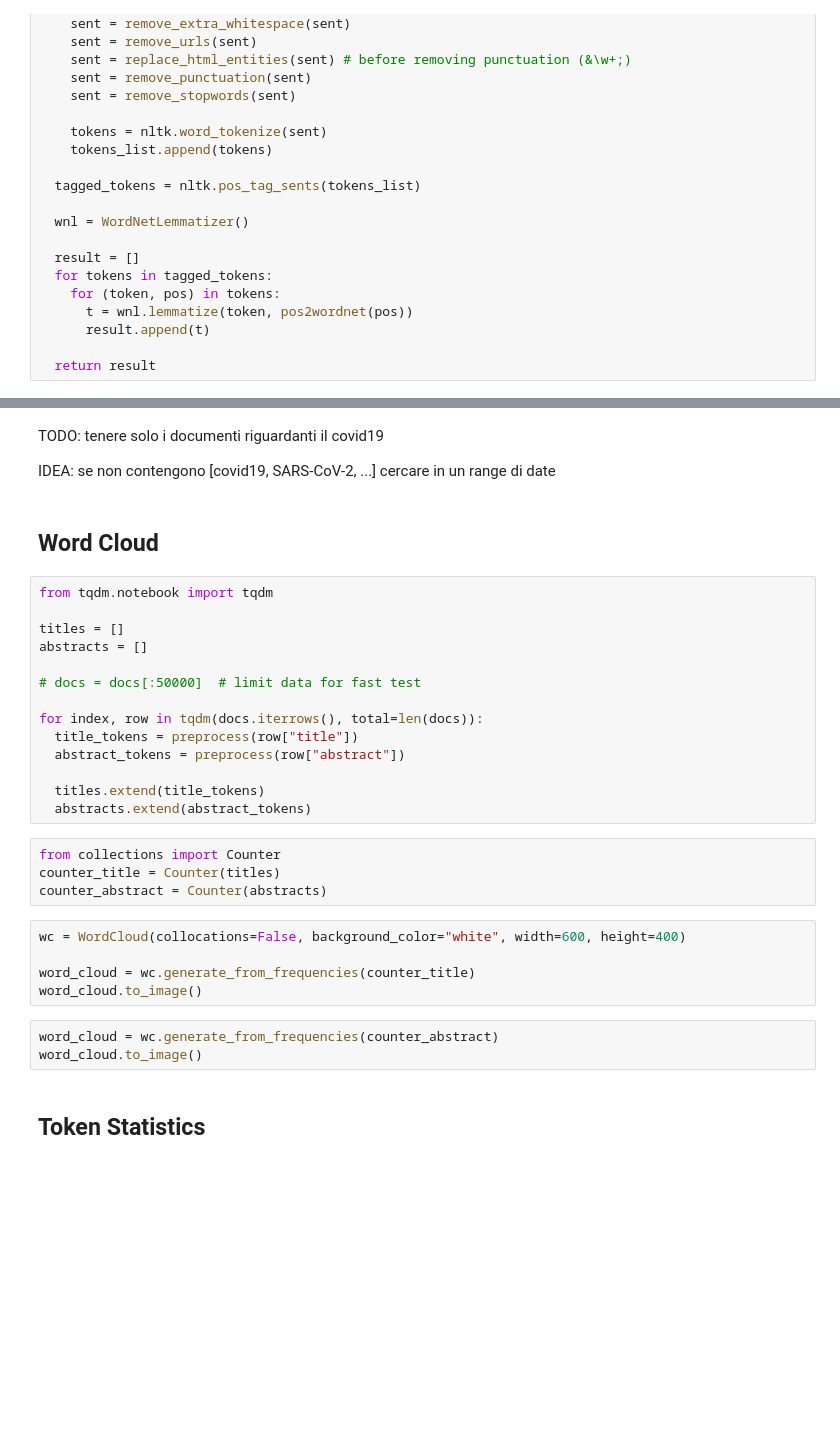
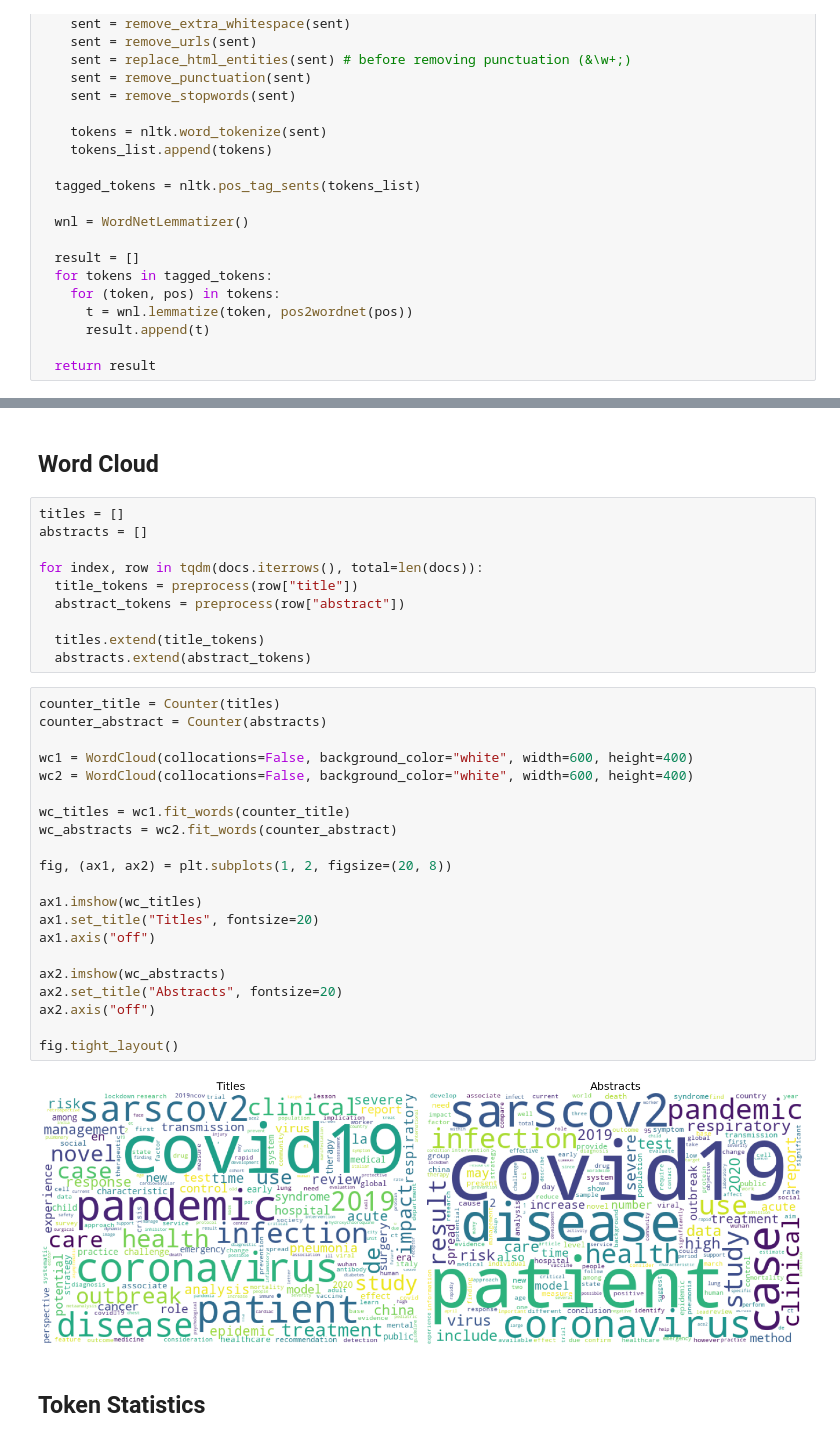
Before and after one commit to saiteki-kai/ir-covid, a Jupyter notebook: IR_Covid.ipynb, the cells around one changed output, grey strips where cells are left out. Cells and saved outputs as stored; diff of their text form; blank space fills up the shorter version.

```diff
--- a/IR_Covid.ipynb
+++ b/IR_Covid.ipynb
@@ -139,16 +199,8 @@ x = preprocess(text)
-# %% [markdown]
-TODO: tenere solo i documenti riguardanti il covid19
-
-IDEA: se non contengono [covid19, SARS-CoV-2, ...] cercare in un range di date
 # %% [markdown]
 ## Word Cloud
 # %%
-from tqdm.notebook import tqdm
-
 titles = []
 abstracts = []
-
-# docs = docs[:50000]  # limit data for fast test
 
 for index, row in tqdm(docs.iterrows(), total=len(docs)):
   title_tokens = preprocess(row["title"])
@@ -156,18 +208,29 @@ for index, row in tqdm(docs.iterrows(), total=len(docs)):
 
   titles.extend(title_tokens)
   abstracts.extend(abstract_tokens)
-# %%
-from collections import Counter
-counter_title = Counter(titles)
-counter_abstract = Counter(abstracts)
-# %%
-wc = WordCloud(collocations=False, background_color="white", width=600, height=400)
-
-word_cloud = wc.generate_from_frequencies(counter_title)
-word_cloud.to_image()
-# %%
-word_cloud = wc.generate_from_frequencies(counter_abstract)
-word_cloud.to_image()
+# %%
+counter_title = Counter(titles)
+counter_abstract = Counter(abstracts)
+
+wc1 = WordCloud(collocations=False, background_color="white", width=600, height=400)
+wc2 = WordCloud(collocations=False, background_color="white", width=600, height=400)
+
+wc_titles = wc1.fit_words(counter_title)
+wc_abstracts = wc2.fit_words(counter_abstract)
+
+fig, (ax1, ax2) = plt.subplots(1, 2, figsize=(20, 8))
+
+ax1.imshow(wc_titles)
+ax1.set_title("Titles", fontsize=20)
+ax1.axis("off")
+
+ax2.imshow(wc_abstracts)
+ax2.set_title("Abstracts", fontsize=20)
+ax2.axis("off")
+
+fig.tight_layout()
+# %% [output]
+[figure, added]
 # %% [markdown]
 ## Token Statistics
 # %%
```
Also changed, not shown: parts of 7 cells of this notebook.
